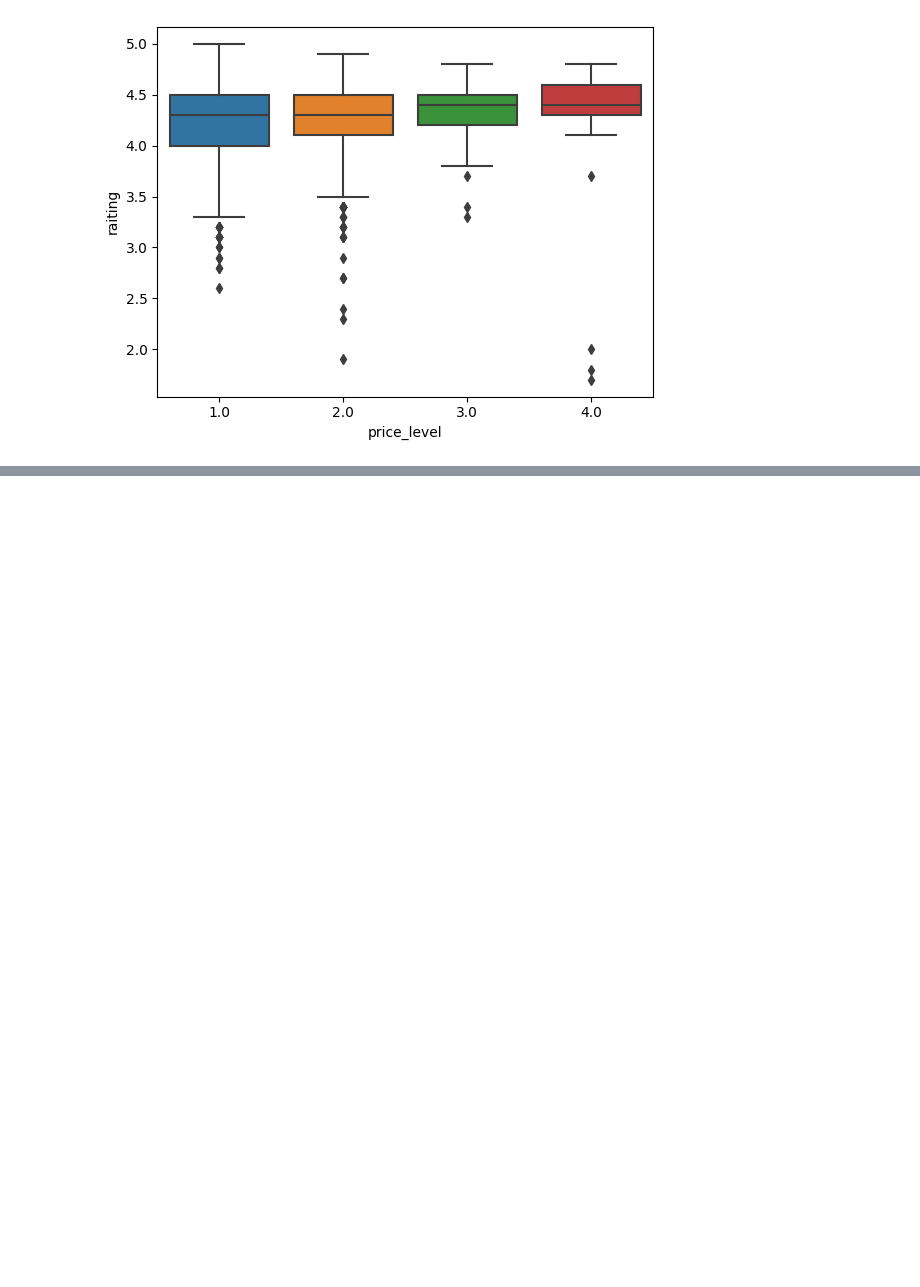
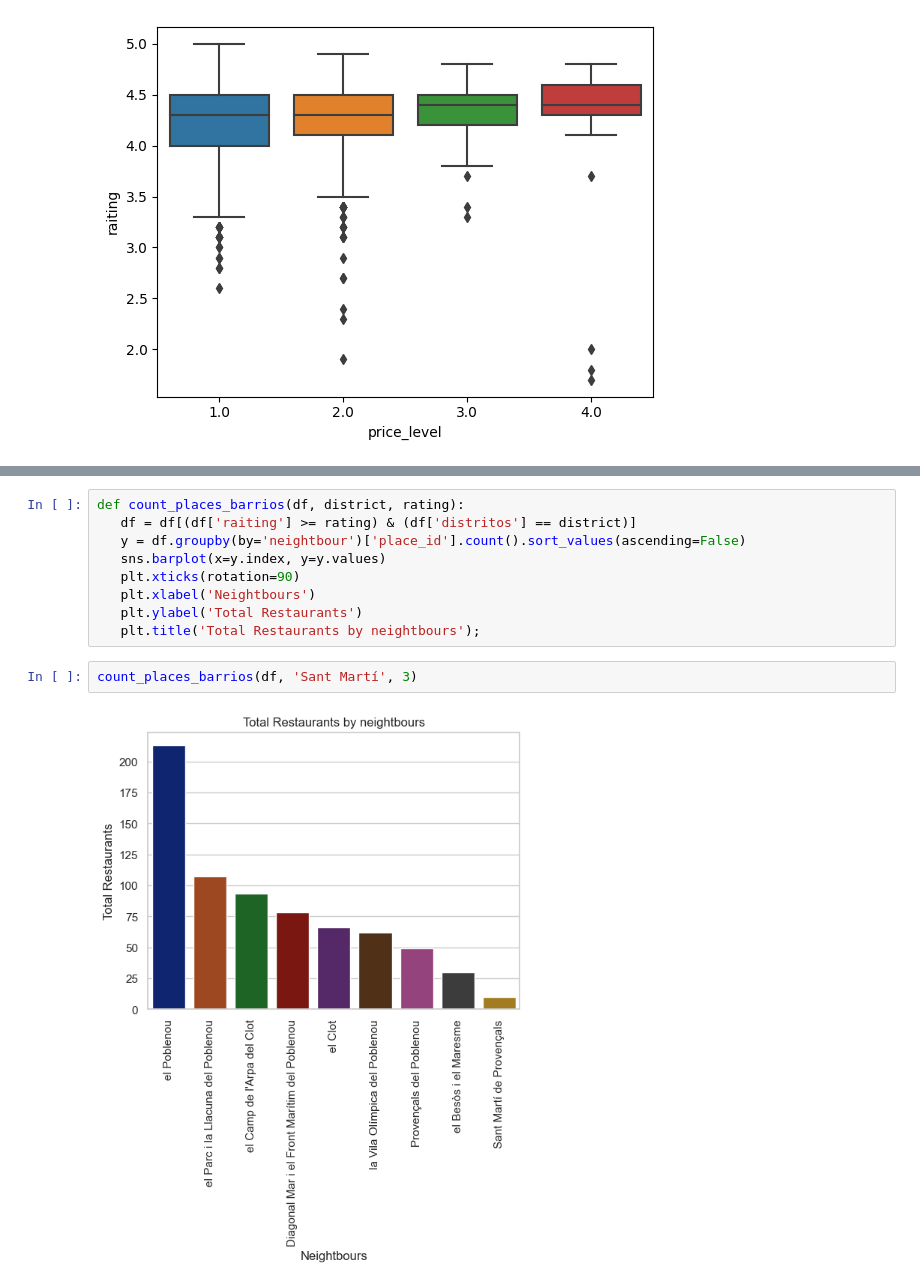
Before and after one commit to augustomues/Search-Restaurants, a Jupyter notebook: main.ipynb, the cells around one changed output, grey strips where cells are left out. Drawn from its saved outputs; the diff is of its cells as text; blank space fills up the shorter version.

```diff
--- a/main.ipynb
+++ b/main.ipynb
@@ -506,0 +267,13 @@ sns.boxplot(x=df['price_level'], y=df['raiting'])
+# %%
+def count_places_barrios(df, district, rating):
+   df = df[(df['raiting'] >= rating) & (df['distritos'] == district)]
+   y = df.groupby(by='neightbour')['place_id'].count().sort_values(ascending=False)
+   sns.barplot(x=y.index, y=y.values)
+   plt.xticks(rotation=90)
+   plt.xlabel('Neightbours')
+   plt.ylabel('Total Restaurants')
+   plt.title('Total Restaurants by neightbours');
+# %%
+count_places_barrios(df, 'Sant Martí', 3)
+# %% [output]
+[figure, added]
```
Also changed, not shown: parts of 79 cells of this notebook, 19 other files.
